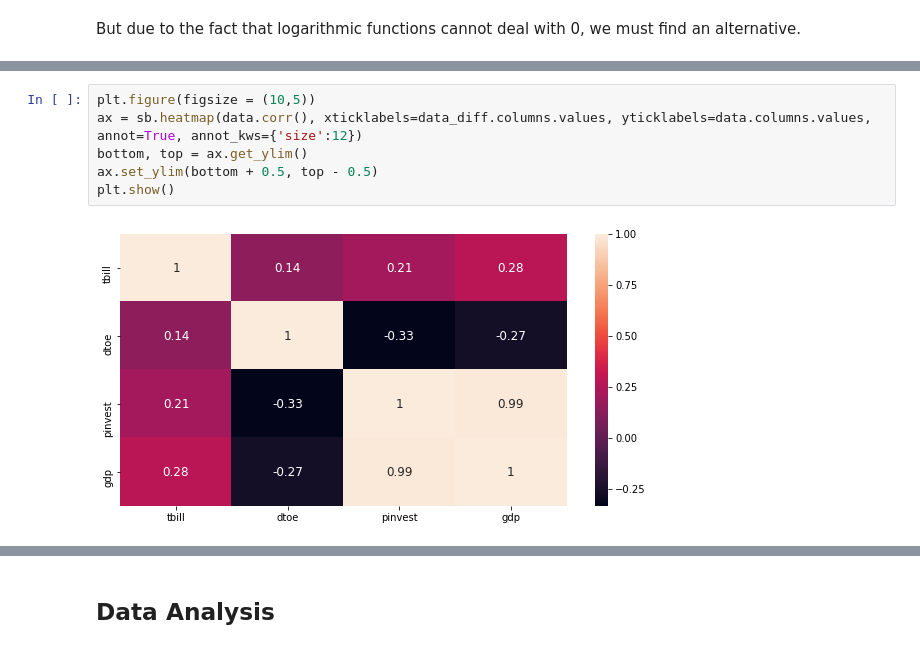
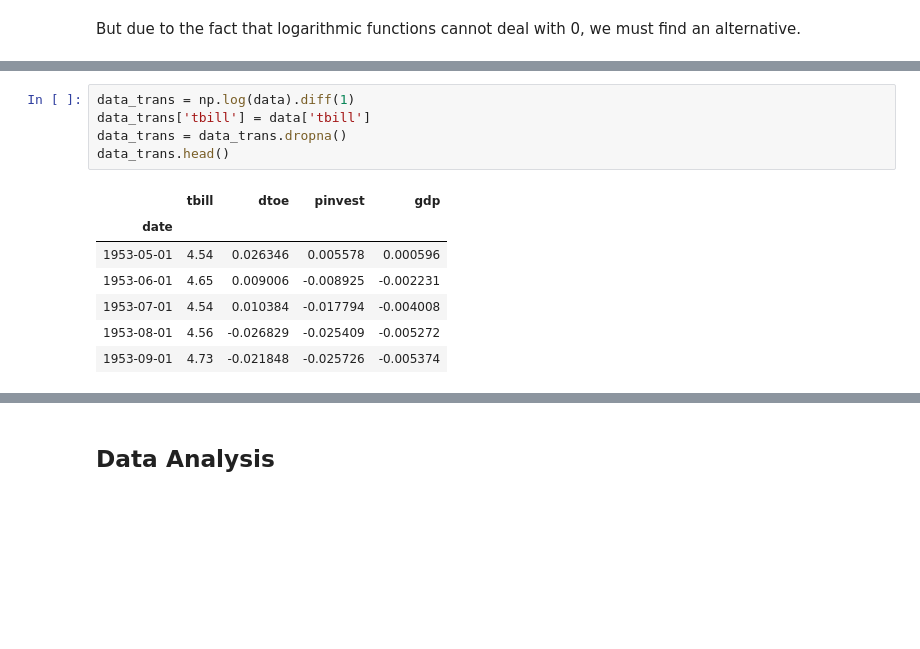
Before and after one commit to jiajunyuan/python-recession-forecaster, a Jupyter notebook: recession_predictor.ipynb, the cells around one changed output, grey strips where cells are left out. Cells and saved outputs as stored; diff of their text form; blank space fills up the shorter version.

```diff
--- a/recession_predictor.ipynb
+++ b/recession_predictor.ipynb
@@ -382,10 +347,15 @@ plt.tight_layout()
-# %%
-plt.figure(figsize = (10,5))
-ax = sb.heatmap(data.corr(), xticklabels=data_diff.columns.values, yticklabels=data.columns.values, annot=True, annot_kws={'size':12})
-bottom, top = ax.get_ylim()
-ax.set_ylim(bottom + 0.5, top - 0.5)
-plt.show()
-# %% [output]
-[figure, removed]
+# %%
+data_trans = np.log(data).diff(1)
+data_trans['tbill'] = data['tbill']
+data_trans = data_trans.dropna()
+data_trans.head()
+# %% [output]
+|  | tbill | dtoe | pinvest | gdp |
+| date |  |  |  |  |
+| 1953-05-01 | 4.54 | 0.026346 | 0.005578 | 0.000596 |
+| 1953-06-01 | 4.65 | 0.009006 | -0.008925 | -0.002231 |
+| 1953-07-01 | 4.54 | 0.010384 | -0.017794 | -0.004008 |
+| 1953-08-01 | 4.56 | -0.026829 | -0.025409 | -0.005272 |
+| 1953-09-01 | 4.73 | -0.021848 | -0.025726 | -0.005374 |
 # %%
 fig, ax = plt.subplots(2, figsize=(10, 6))
```
Also changed, not shown: parts of 13 cells of this notebook.
